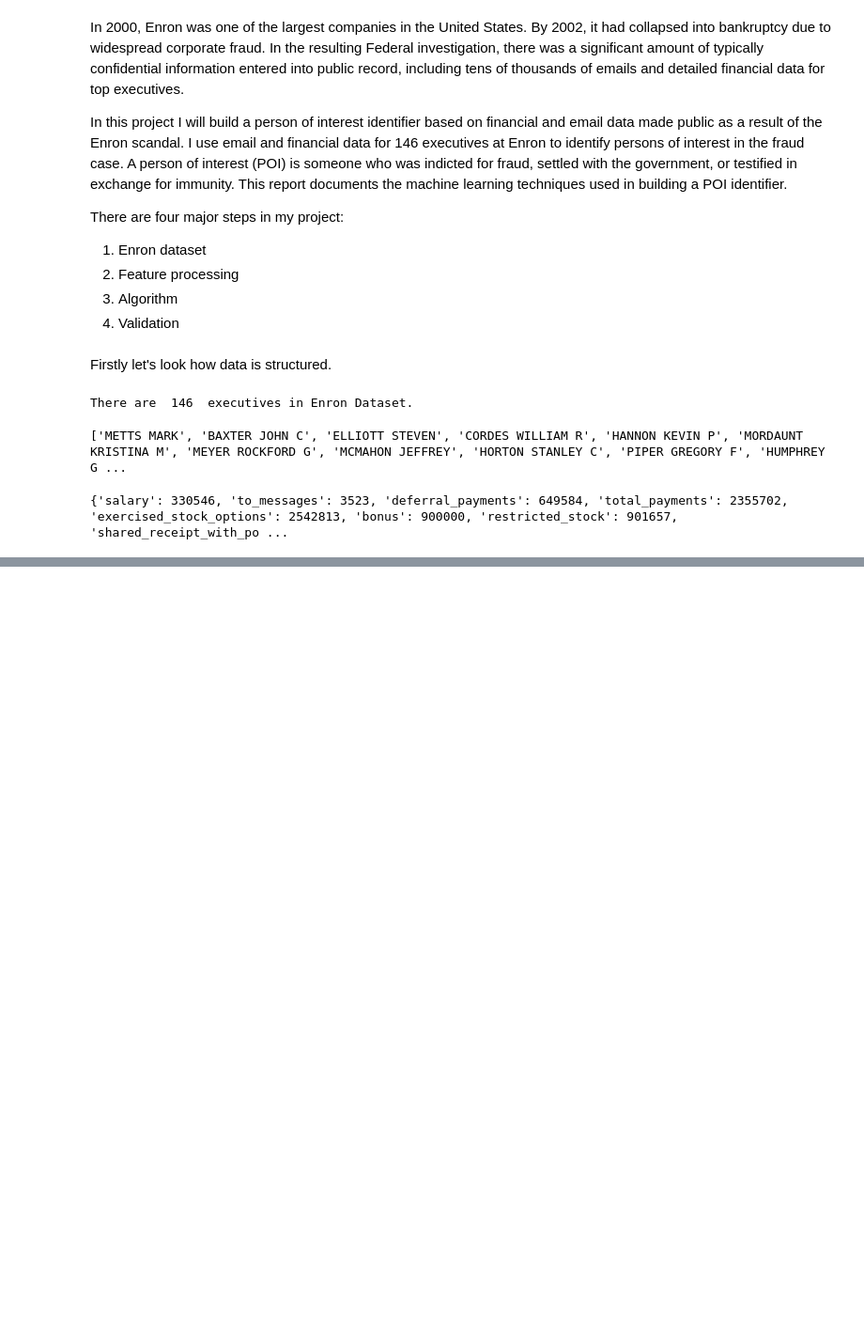
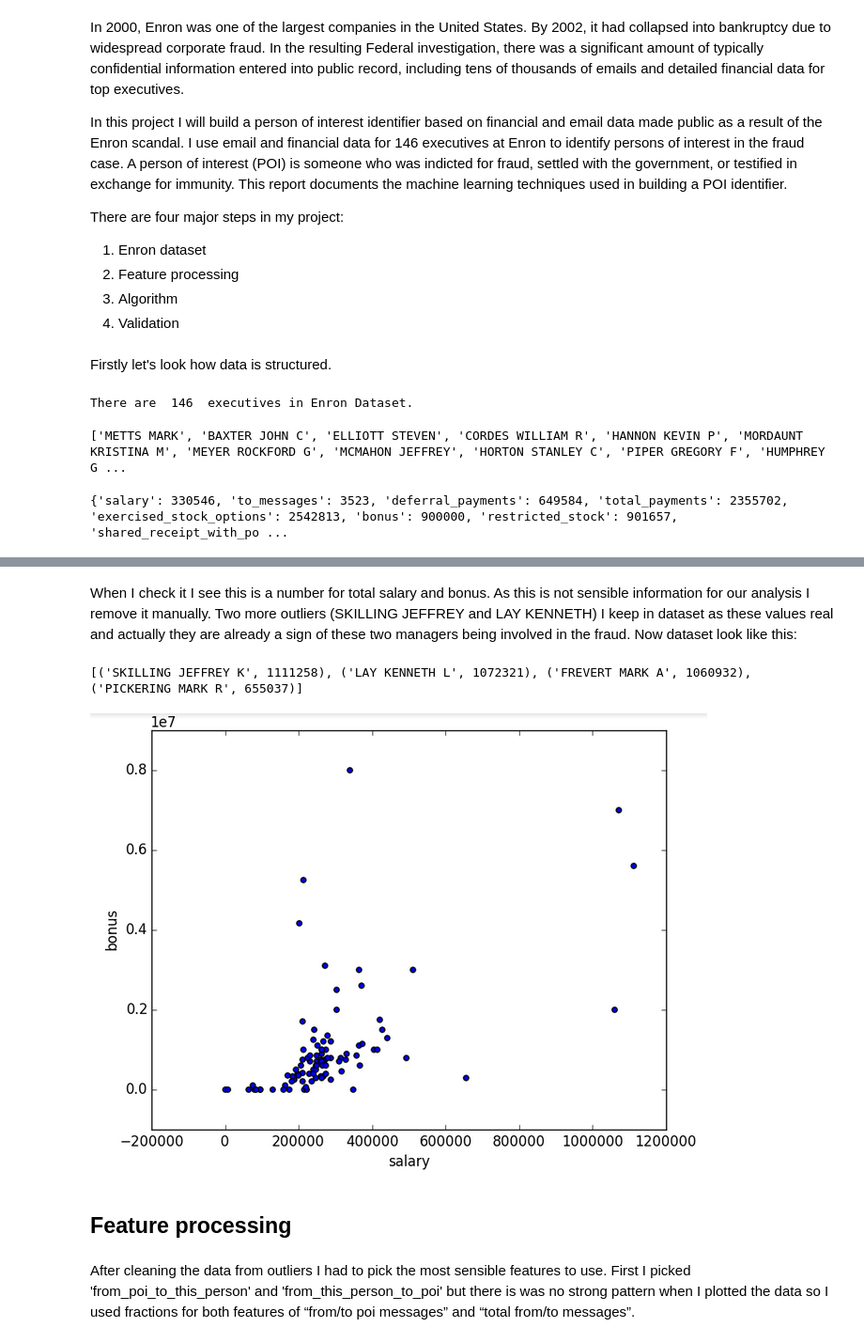
Before and after one commit to DariaAlekseeva/Enron_Dataset, a Jupyter notebook: Enron POI Detector Project Assignment.ipynb, the cells around one changed output, grey strips where cells are left out. Shown: that part at 94% size. Drawn from its saved outputs; the diff is of its cells as text; code cells hidden in the pictures; blank space fills up the shorter version.

```diff
--- a/Enron POI Detector Project Assignment.ipynb
+++ b/Enron POI Detector Project Assignment.ipynb
@@ -72,0 +75,29 @@ NameError: name 'ls' is not defined
+# %% [markdown]
+When I check it I see this is a number for total salary and bonus. As this is not sensible information for our analysis I remove it manually. Two more outliers (SKILLING JEFFREY and LAY KENNETH) I keep in dataset as these values real and actually they are already a sign of these two managers being involved in the fraud. Now dataset look like this:
+# %%
+### remove any outliers before proceeding further
+features = ["salary", "bonus"]
+data_dict.pop('TOTAL', 0)
+data = featureFormat(data_dict, features)
+
+### remove NAN's from dataset
+outliers = []
+for key in data_dict:
+    val = data_dict[key]['salary']
+    if val == 'NaN':
+        continue
+    outliers.append((key, int(val)))
+
+outliers_final = (sorted(outliers,key=lambda x:x[1],reverse=True)[:4])
+### print top 4 salaries
+print outliers_final
+# %% [output]
+[('SKILLING JEFFREY K', 1111258), ('LAY KENNETH L', 1072321), ('FREVERT MARK A', 1060932), ('PICKERING MARK R', 655037)]
+# %%
+Image(filename='data_no_outliers.png')
+# %% [output]
+[figure, added]
+# %% [markdown]
+## Feature processing
+# %% [markdown]
+After cleaning the data from outliers I had to pick the most sensible features to use. First I picked 'from_poi_to_this_person' and  'from_this_person_to_poi' but there is was no strong pattern when I plotted the data so I used fractions for both features of “from/to poi messages” and “total from/to messages”.
```
Also changed, not shown: parts of 22 cells of this notebook.
